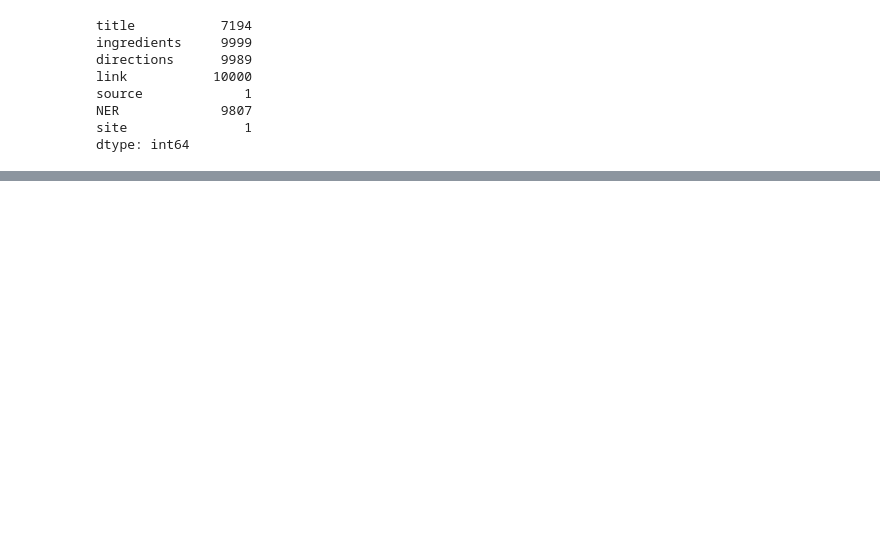
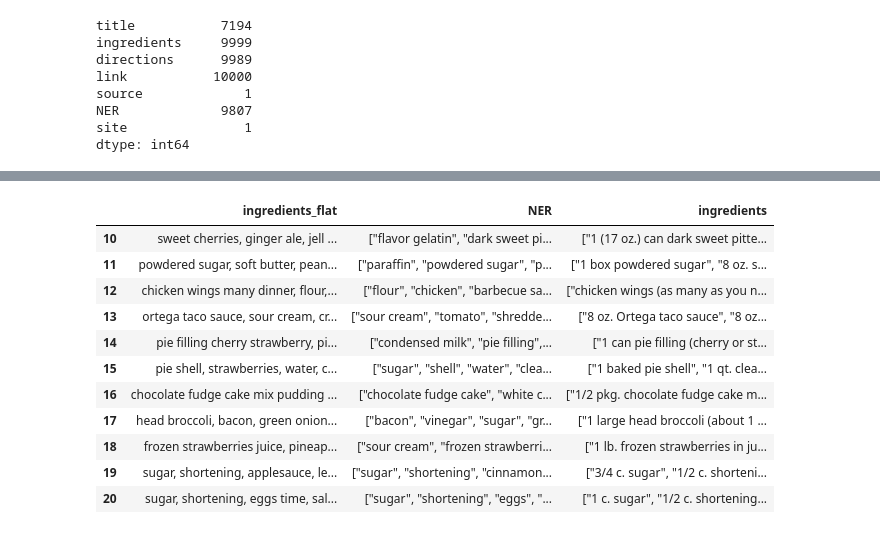
Before and after one commit to yasmine586/Recipe-Recommendation-Chatbot, a Jupyter notebook: code.ipynb, the cells around one changed output, grey strips where cells are left out. Saved outputs shown, nothing was run; the diff lists cells and outputs as text; code cells hidden in the pictures; blank space fills up the shorter version.

```diff
--- a/code.ipynb
+++ b/code.ipynb
@@ -46,3 +64,9 @@ df.head()
 | 2 | Creamy Corn | ["In a slow cooker, combine all i... | frozen corn pepper cream cheese g... | www.cookbooks.com/Recipe-Details.... | ["2 (16 oz.) pkg. frozen corn", "... |
 | 3 | Chicken Funny | ["Boil and debone chicken.", "Put... | chicken gravy cream of mushroom s... | www.cookbooks.com/Recipe-Details.... | ["1 large whole chicken", "2 (10 ... |
 | 4 | Reeses Cups(Candy) | ["Combine first four ingredients ... | graham cracker crumbs powdered su... | www.cookbooks.com/Recipe-Details.... | ["1 c. peanut butter", "3/4 c. gr... |
+# %%
+import spacy
+import re
+import pandas as pd
+
+nlp = spacy.load("en_core_web_sm")
@@ -48,0 +112,20 @@ df.head()
+# %%
+df=pd.read_csv("recipes_data.csv",nrows=100)
+df['ingredients_flat'] = df['ingredients'].apply(extract_ingredients)
+# %%
+pd.set_option('display.max_colwidth', None)
+# %%
+df.loc[10:20,['ingredients_flat', 'NER','ingredients']]
+# %% [output]
+|  | ingredients_flat | NER | ingredients |
+| 10 | sweet cherries, ginger ale, jell ... | ["flavor gelatin", "dark sweet pi... | ["1 (17 oz.) can dark sweet pitte... |
+| 11 | powdered sugar, soft butter, pean... | ["paraffin", "powdered sugar", "p... | ["1 box powdered sugar", "8 oz. s... |
+| 12 | chicken wings many dinner, flour,... | ["flour", "chicken", "barbecue sa... | ["chicken wings (as many as you n... |
+| 13 | ortega taco sauce, sour cream, cr... | ["sour cream", "tomato", "shredde... | ["8 oz. Ortega taco sauce", "8 oz... |
+| 14 | pie filling cherry strawberry, pi... | ["condensed milk", "pie filling",... | ["1 can pie filling (cherry or st... |
+| 15 | pie shell, strawberries, water, c... | ["sugar", "shell", "water", "clea... | ["1 baked pie shell", "1 qt. clea... |
+| 16 | chocolate fudge cake mix pudding ... | ["chocolate fudge cake", "white c... | ["1/2 pkg. chocolate fudge cake m... |
+| 17 | head broccoli, bacon, green onion... | ["bacon", "vinegar", "sugar", "gr... | ["1 large head broccoli (about 1 ... |
+| 18 | frozen strawberries juice, pineap... | ["sour cream", "frozen strawberri... | ["1 lb. frozen strawberries in ju... |
+| 19 | sugar, shortening, applesauce, le... | ["sugar", "shortening", "cinnamon... | ["3/4 c. sugar", "1/2 c. shorteni... |
+| 20 | sugar, shortening, eggs time, sal... | ["sugar", "shortening", "eggs", "... | ["1 c. sugar", "1/2 c. shortening... |
```
Also changed, not shown: parts of 11 cells of this notebook, 10 other files.
